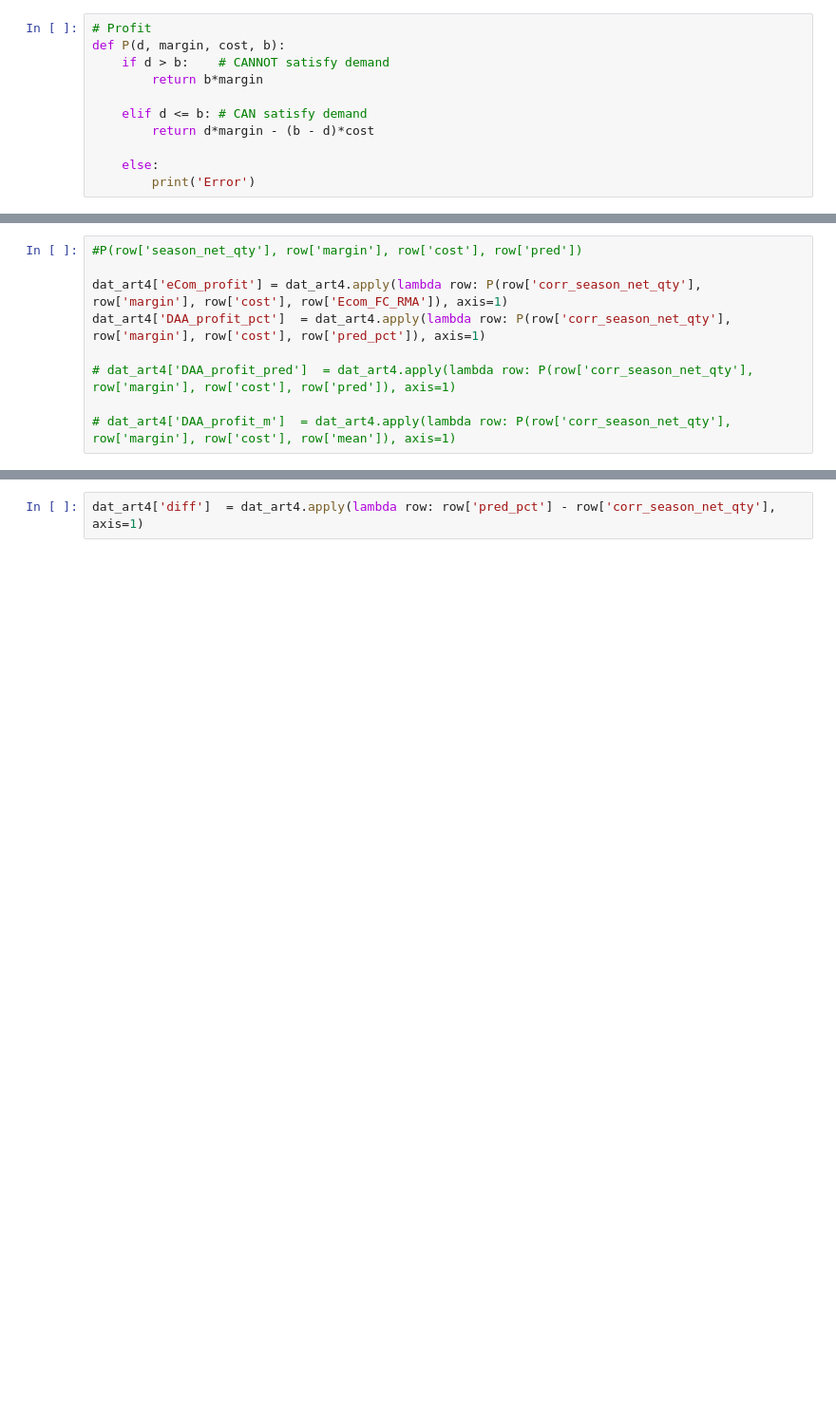
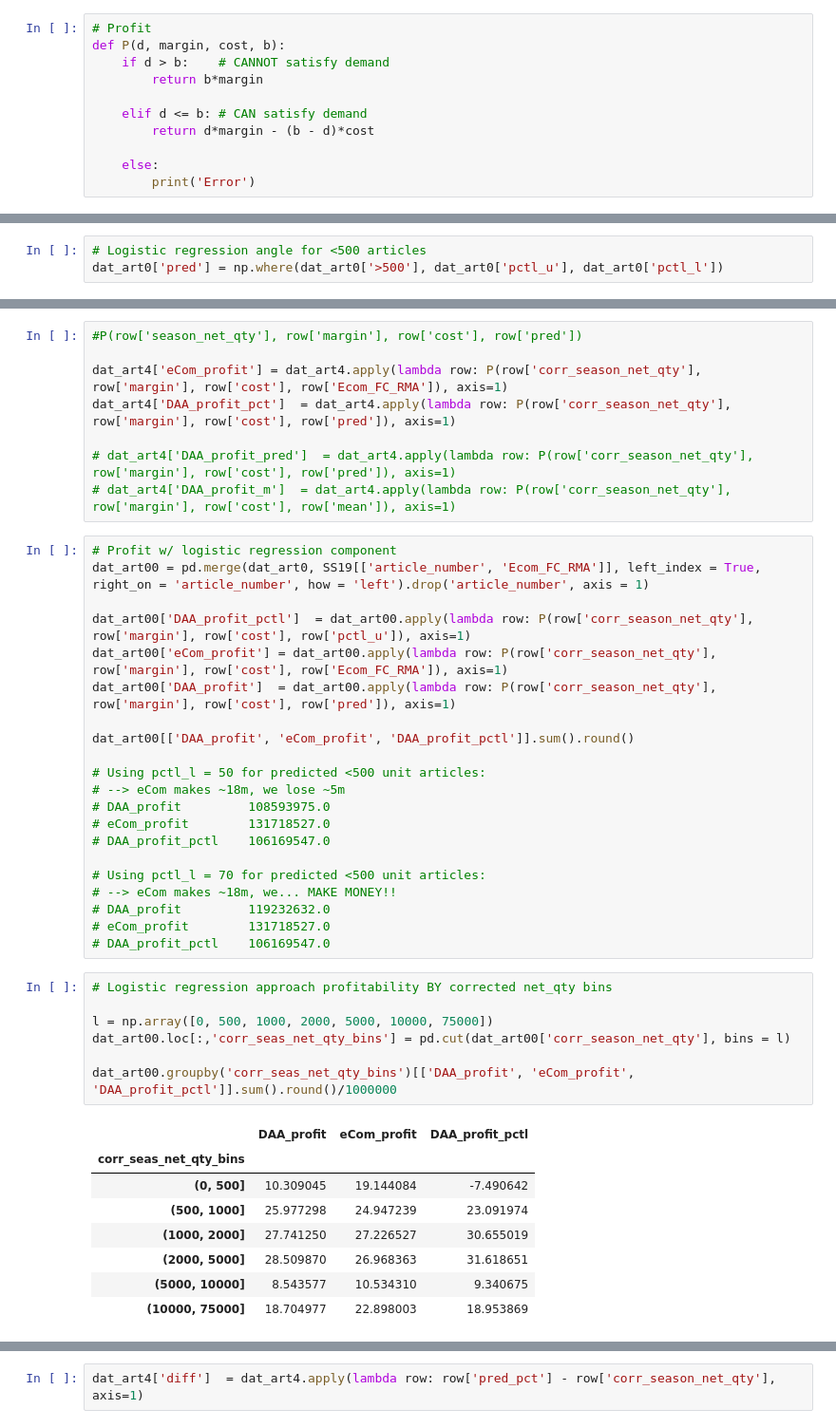
Before and after one commit to cwcomiskey/Misc, a Jupyter notebook: adidas/new_article_EDA.ipynb, the cells around one changed output, grey strips where cells are left out. Shown at 95% size. Drawn from its saved outputs; the diff is of its cells as text; blank space fills up the shorter version.

```diff
--- a/adidas/new_article_EDA.ipynb
+++ b/adidas/new_article_EDA.ipynb
@@ -245 +317,4 @@ preds.head()
+# %%
+# Logistic regression angle for <500 articles
+dat_art0['pred'] = np.where(dat_art0['>500'], dat_art0['pctl_u'], dat_art0['pctl_l'])
 # %%
@@ -259,11 +325,47 @@ dat_art4 = pd.merge(
 #P(row['season_net_qty'], row['margin'], row['cost'], row['pred'])
 
 dat_art4['eCom_profit'] = dat_art4.apply(lambda row: P(row['corr_season_net_qty'], row['margin'], row['cost'], row['Ecom_FC_RMA']), axis=1)
-dat_art4['DAA_profit_pct']  = dat_art4.apply(lambda row: P(row['corr_season_net_qty'], row['margin'], row['cost'], row['pred_pct']), axis=1)
+dat_art4['DAA_profit_pct']  = dat_art4.apply(lambda row: P(row['corr_season_net_qty'], row['margin'], row['cost'], row['pred']), axis=1)
 
 # dat_art4['DAA_profit_pred']  = dat_art4.apply(lambda row: P(row['corr_season_net_qty'], row['margin'], row['cost'], row['pred']), axis=1)
-
 # dat_art4['DAA_profit_m']  = dat_art4.apply(lambda row: P(row['corr_season_net_qty'], row['margin'], row['cost'], row['mean']), axis=1)
+# %%
+# Profit w/ logistic regression component
+dat_art00 = pd.merge(dat_art0, SS19[['article_number', 'Ecom_FC_RMA']], left_index = True, right_on = 'article_number', how = 'left').drop('article_number', axis = 1)
+
+dat_art00['DAA_profit_pctl']  = dat_art00.apply(lambda row: P(row['corr_season_net_qty'], row['margin'], row['cost'], row['pctl_u']), axis=1)
+dat_art00['eCom_profit'] = dat_art00.apply(lambda row: P(row['corr_season_net_qty'], row['margin'], row['cost'], row['Ecom_FC_RMA']), axis=1)
+dat_art00['DAA_profit']  = dat_art00.apply(lambda row: P(row['corr_season_net_qty'], row['margin'], row['cost'], row['pred']), axis=1)
+
+dat_art00[['DAA_profit', 'eCom_profit', 'DAA_profit_pctl']].sum().round()
+
+# Using pctl_l = 50 for predicted <500 unit articles:
+# --> eCom makes ~18m, we lose ~5m
+# DAA_profit         108593975.0
+# eCom_profit        131718527.0
+# DAA_profit_pctl    106169547.0
+
+# Using pctl_l = 70 for predicted <500 unit articles:
+# --> eCom makes ~18m, we... MAKE MONEY!!
+# DAA_profit         119232632.0
+# eCom_profit        131718527.0
+# DAA_profit_pctl    106169547.0
+# %%
+# Logistic regression approach profitability BY corrected net_qty bins
+
+l = np.array([0, 500, 1000, 2000, 5000, 10000, 75000])
+dat_art00.loc[:,'corr_seas_net_qty_bins'] = pd.cut(dat_art00['corr_season_net_qty'], bins = l)
+
+dat_art00.groupby('corr_seas_net_qty_bins')[['DAA_profit', 'eCom_profit', 'DAA_profit_pctl']].sum().round()/1000000
+# %% [output]
+|  | DAA_profit | eCom_profit | DAA_profit_pctl |
+| corr_seas_net_qty_bins |  |  |  |
+| (0, 500] | 10.309045 | 19.144084 | -7.490642 |
+| (500, 1000] | 25.977298 | 24.947239 | 23.091974 |
+| (1000, 2000] | 27.741250 | 27.226527 | 30.655019 |
+| (2000, 5000] | 28.509870 | 26.968363 | 31.618651 |
+| (5000, 10000] | 8.543577 | 10.534310 | 9.340675 |
+| (10000, 75000] | 18.704977 | 22.898003 | 18.953869 |
 # %%
 pct
 dat_art4[(dat_art4.corr_season_net_qty > 500)][['DAA_profit_pct', 'eCom_profit']].sum().round()
```
Also changed, not shown: parts of 36 cells of this notebook.
